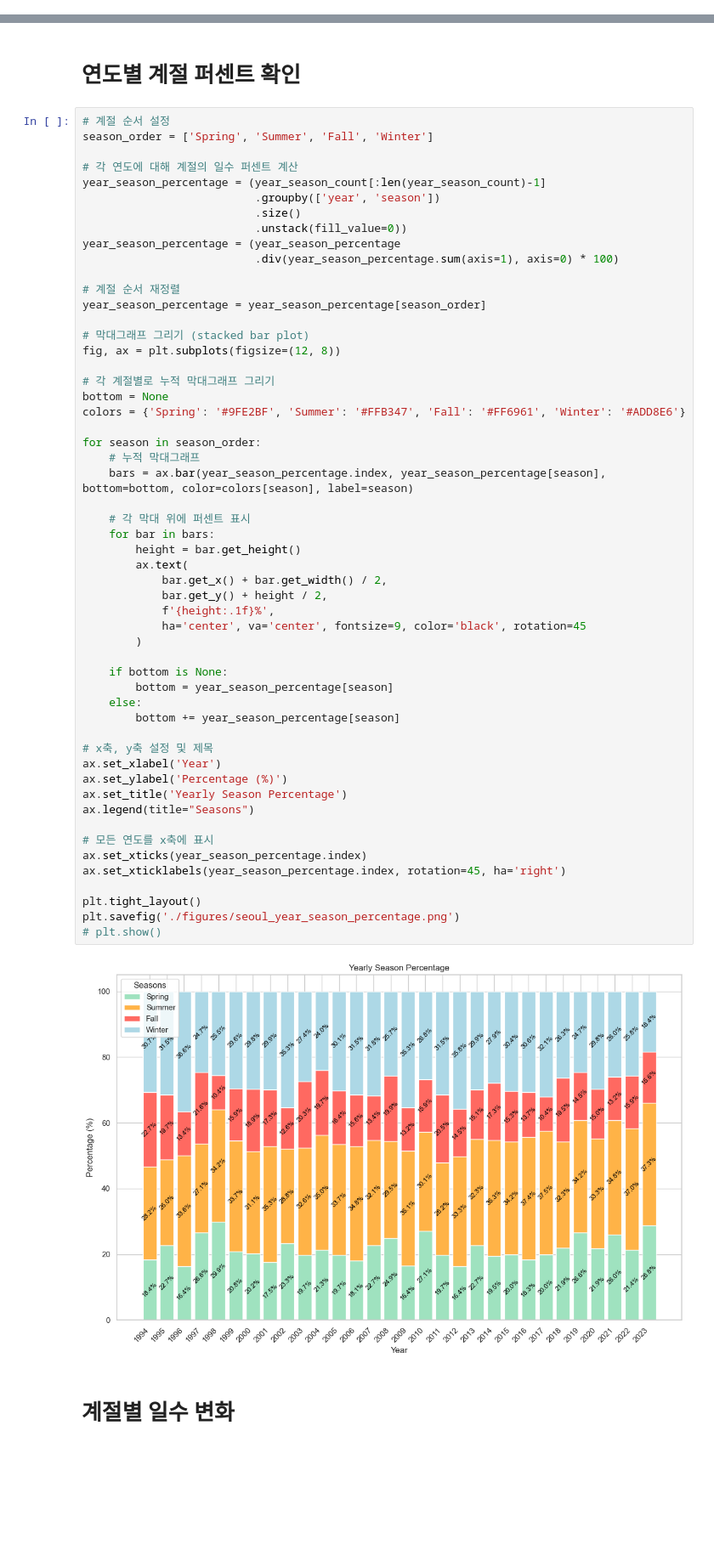
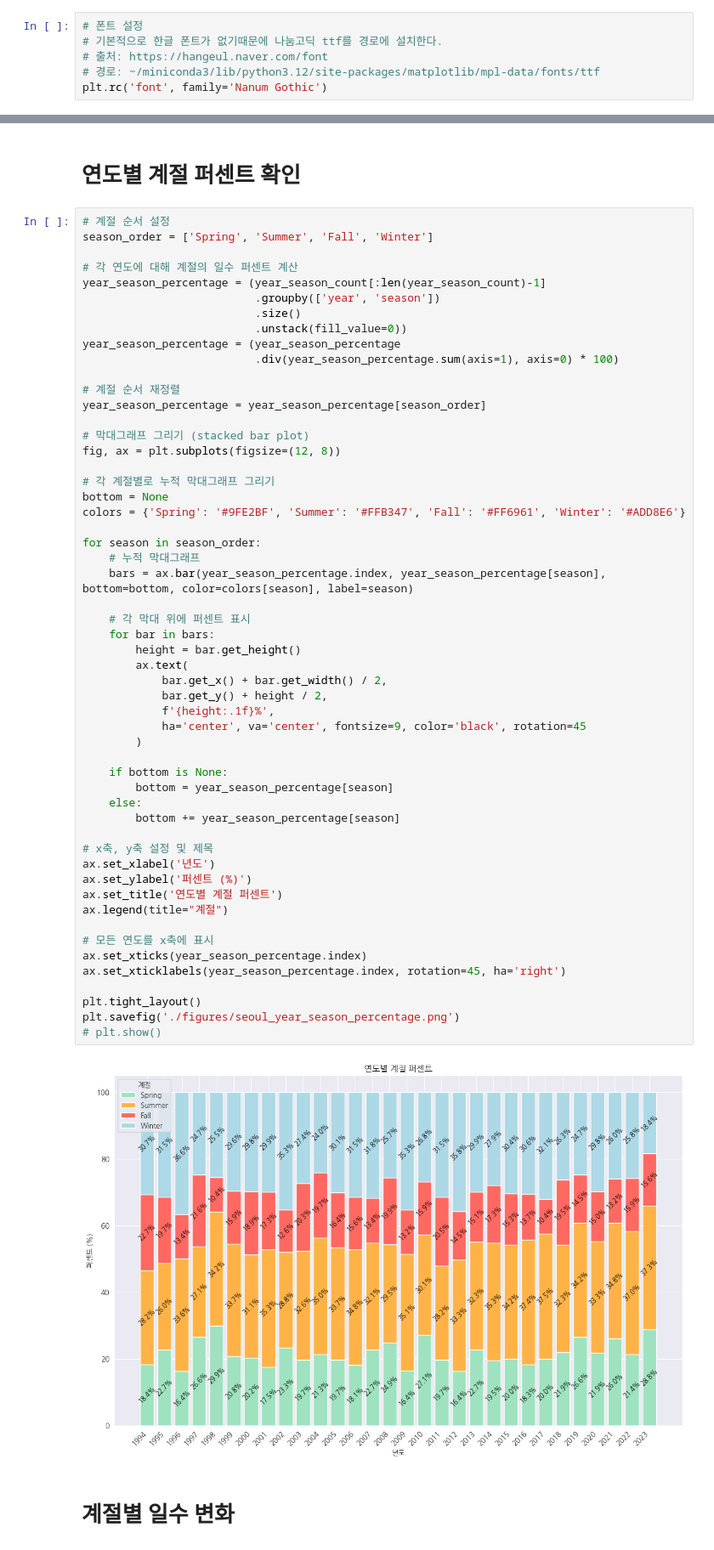
Before and after one commit to dev-jhjoo/SeoulWeatherAnalysis, a Jupyter notebook: analysis.ipynb, the cells around one changed output, grey strips where cells are left out. Shown at 85% size. Saved outputs shown, nothing was run; the diff lists cells and outputs as text; blank space fills up the shorter version.

```diff
--- a/analysis.ipynb
+++ b/analysis.ipynb
@@ -269,6 +269,12 @@ year_season_count.groupby(['year', 'season']).size().unstack(fill_value=0).reind
 | 2022 | 78 | 135 | 58 | 94 |
 | 2023 | 105 | 136 | 57 | 67 |
 | 2024 | 1 | 0 | 0 | 0 |
+# %%
+# 폰트 설정
+# 기본적으로 한글 폰트가 없기때문에 나눔고딕 ttf를 경로에 설치한다.
+# 출처: https://hangeul.naver.com/font
+# 경로: ~/miniconda3/lib/python3.12/site-packages/matplotlib/mpl-data/fonts/ttf
+plt.rc('font', family='Nanum Gothic')
 # %%
 # 데이터 준비
 year_season_count_plot = (
@@ -325,38 +331,38 @@ colors = {'Spring': '#9FE2BF', 'Summer': '#FFB347', 'Fall': '#FF6961', 'Winter':
 
 for season in season_order:
     # 누적 막대그래프
     bars = ax.bar(year_season_percentage.index, year_season_percentage[season], bottom=bottom, color=colors[season], label=season)
 
     # 각 막대 위에 퍼센트 표시
     for bar in bars:
         height = bar.get_height()
         ax.text(
             bar.get_x() + bar.get_width() / 2,
             bar.get_y() + height / 2,
             f'{height:.1f}%',
             ha='center', va='center', fontsize=9, color='black', rotation=45
         )
 
     if bottom is None:
         bottom = year_season_percentage[season]
     else:
         bottom += year_season_percentage[season]
 
 # x축, y축 설정 및 제목
-ax.set_xlabel('Year')
-ax.set_ylabel('Percentage (%)')
-ax.set_title('Yearly Season Percentage')
-ax.legend(title="Seasons")
+ax.set_xlabel('년도')
+ax.set_ylabel('퍼센트 (%)')
+ax.set_title('연도별 계절 퍼센트')
+ax.legend(title="계절")
 
 # 모든 연도를 x축에 표시
 ax.set_xticks(year_season_percentage.index)
 ax.set_xticklabels(year_season_percentage.index, rotation=45, ha='right')
 
 plt.tight_layout()
 plt.savefig('./figures/seoul_year_season_percentage.png')
 # plt.show()
 # %% [output]
-[figure, old version]
+[figure, new version]
 # %% [markdown]
 # 계절별 일수 변화
 # %%
```
Also changed, not shown: parts of 5 cells of this notebook, 6 other files.
